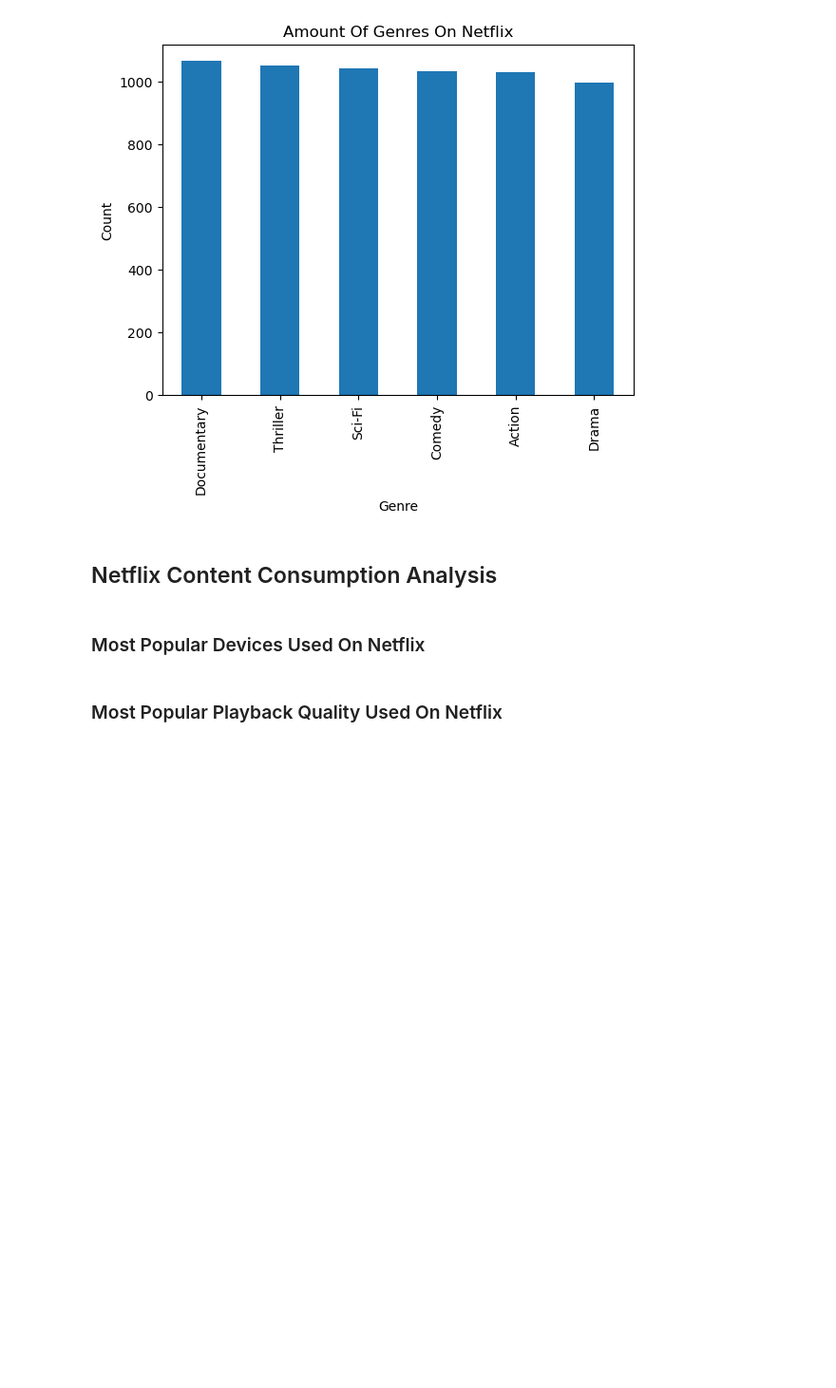
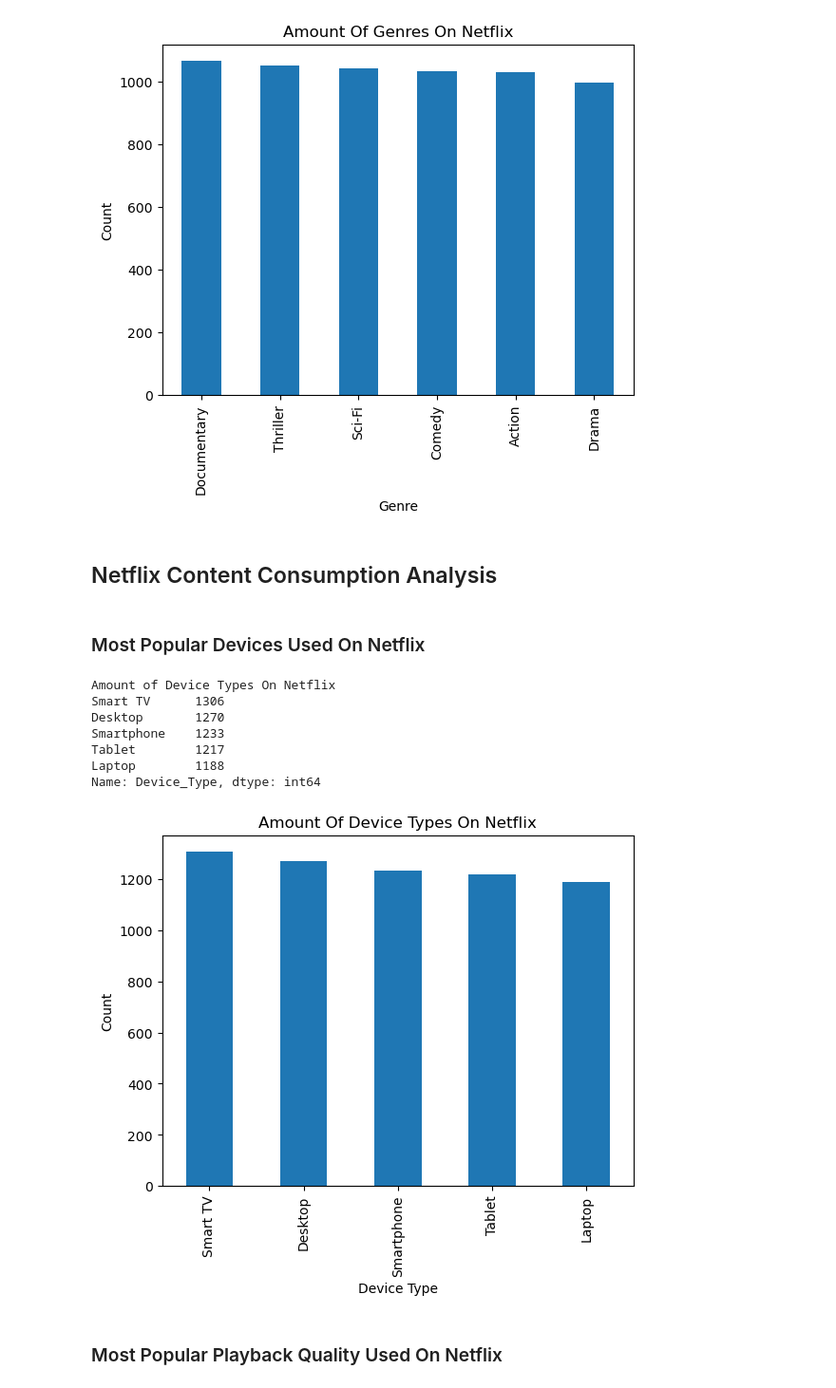
Before and after one commit to HamiltonWilliamsBusiness/Kaggle-Streaming-Application-Data-Insights, a Jupyter notebook: netflix.ipynb, the cells around one changed output. Shown at 95% size. Cells and saved outputs as stored; diff of their text form; code cells hidden in the pictures; blank space fills up the shorter version.

Commit message:
Feat: Finished Netflix Consumption Analysis

```diff
--- a/netflix.ipynb
+++ b/netflix.ipynb
@@ -170,7 +170,7 @@ missing_values = df.applymap(lambda x: pd.isna(x) or x is None or x == "" or str
 rows_with_missing = missing_values.any(axis=1)
 
 # Remove rows with missing values
-df_cleaned = df[~rows_with_missing]
+df = df[~rows_with_missing]
 
 # Display information about the removed rows
 removed_rows = df[rows_with_missing]
@@ -188,11 +193,11 @@ print("Duplicate Rows:")
 print(duplicates)
 
 # Drop duplicate rows and create a new DataFrame
-df_no_duplicates = df.drop_duplicates()
+df = df.drop_duplicates()
 
 # Display information about the cleaned DataFrame
 print("DataFrame without Duplicates:")
-print(df_no_duplicates.head())
+print(df.head())
 # %% [output]
 Duplicate Rows:
 Empty DataFrame
@@ -223,9 +241,9 @@ print("Rows with Outliers:")
 print(rows_with_outliers)
 
 # Alternatively, you can remove rows with outliers
-df_no_outliers = df[~outliers_df.any(axis=1)]
+df = df[~outliers_df.any(axis=1)]
 print("DataFrame without Outliers:")
-print(df_no_outliers.head())
+print(df.head())
 # %% [output]
 Rows with Outliers:
 Empty DataFrame
@@ -299,5 +330,28 @@ Name: Genre, dtype: int64
 ## Netflix Content Consumption Analysis
 # %% [markdown]
 ### Most Popular Devices Used On Netflix
+# %%
+# Counts The Devices Types in The Column Device Type
+device_counts = df['Device_Type'].value_counts()
+
+# Print the most popular genres
+print("Amount of Device Types On Netflix")
+print(device_counts)
+
+# Plot the most popular genres
+device_counts.plot(kind='bar')
+plt.title('Amount Of Device Types On Netflix')
+plt.xlabel('Device Type')
+plt.ylabel('Count')
+plt.show()
+# %% [output]
+Amount of Device Types On Netflix
+Smart TV      1306
+Desktop       1270
+Smartphone    1233
+Tablet        1217
+Laptop        1188
+Name: Device_Type, dtype: int64
+[figure, added]
 # %% [markdown]
 ### Most Popular Playback Quality Used On Netflix
```
Also changed, not shown: parts of 9 cells of this notebook.
